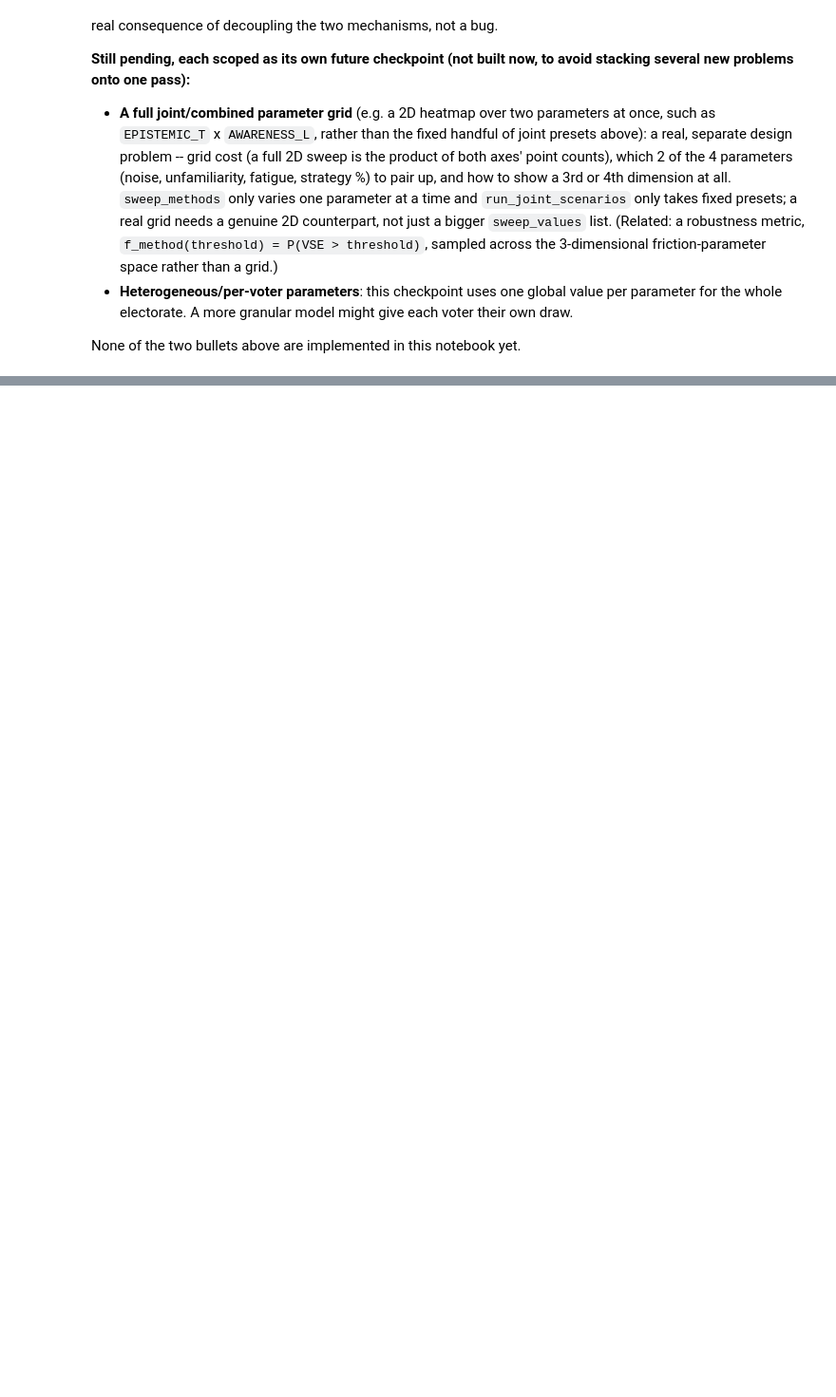
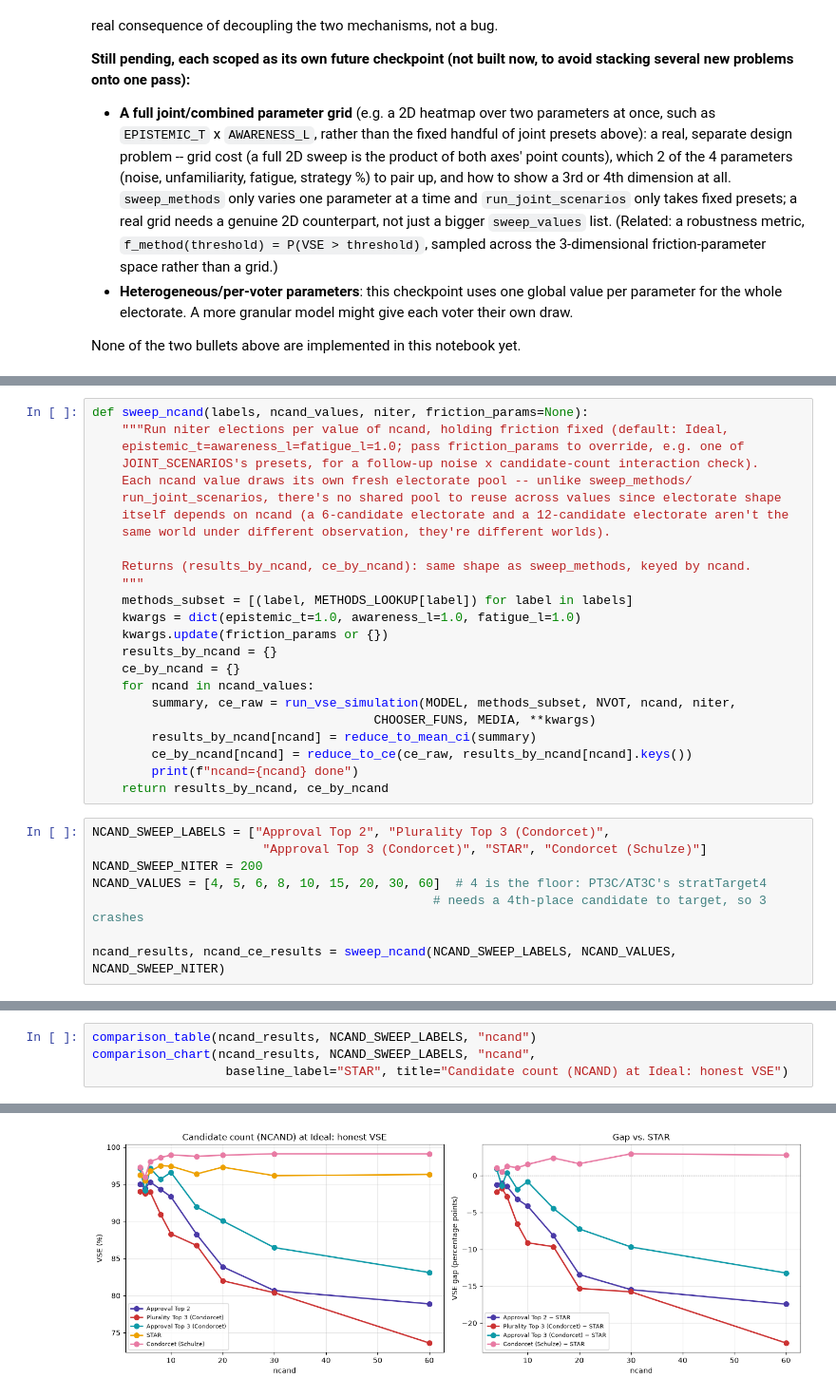
Before and after one commit to eigentaylor/vse-sim, a Jupyter notebook: notebooks/vse_simulation.ipynb, the cells around one changed output, grey strips where cells are left out. Shown at 95% size. Saved outputs shown, nothing was run; the diff lists cells and outputs as text; blank space fills up the shorter version.

```diff
--- a/notebooks/vse_simulation.ipynb
+++ b/notebooks/vse_simulation.ipynb
@@ -3773,0 +3789,32 @@ None of the two bullets above are implemented in this notebook yet.
+# %%
+def sweep_ncand(labels, ncand_values, niter, friction_params=None):
+    """Run niter elections per value of ncand, holding friction fixed (default: Ideal,
+    epistemic_t=awareness_l=fatigue_l=1.0; pass friction_params to override, e.g. one of
+    JOINT_SCENARIOS's presets, for a follow-up noise x candidate-count interaction check).
+    Each ncand value draws its own fresh electorate pool -- unlike sweep_methods/
+    run_joint_scenarios, there's no shared pool to reuse across values since electorate shape
+    itself depends on ncand (a 6-candidate electorate and a 12-candidate electorate aren't the
+    same world under different observation, they're different worlds).
+
+    Returns (results_by_ncand, ce_by_ncand): same shape as sweep_methods, keyed by ncand.
+    """
+    methods_subset = [(label, METHODS_LOOKUP[label]) for label in labels]
+    kwargs = dict(epistemic_t=1.0, awareness_l=1.0, fatigue_l=1.0)
+    kwargs.update(friction_params or {})
+    results_by_ncand = {}
+    ce_by_ncand = {}
+    for ncand in ncand_values:
+        summary, ce_raw = run_vse_simulation(MODEL, methods_subset, NVOT, ncand, niter,
+                                      CHOOSER_FUNS, MEDIA, **kwargs)
+        results_by_ncand[ncand] = reduce_to_mean_ci(summary)
+        ce_by_ncand[ncand] = reduce_to_ce(ce_raw, results_by_ncand[ncand].keys())
+        print(f"ncand={ncand} done")
+    return results_by_ncand, ce_by_ncand
+# %%
+NCAND_SWEEP_LABELS = ["Approval Top 2", "Plurality Top 3 (Condorcet)",
+                       "Approval Top 3 (Condorcet)", "STAR", "Condorcet (Schulze)"]
+NCAND_SWEEP_NITER = 200
+NCAND_VALUES = [4, 5, 6, 8, 10, 15, 20, 30, 60]  # 4 is the floor: PT3C/AT3C's stratTarget4
+                                              # needs a 4th-place candidate to target, so 3 crashes
+
+ncand_results, ncand_ce_results = sweep_ncand(NCAND_SWEEP_LABELS, NCAND_VALUES, NCAND_SWEEP_NITER)
@@ -3773,0 +3831,5 @@ None of the two bullets above are implemented in this notebook yet.
+# %%
+comparison_table(ncand_results, NCAND_SWEEP_LABELS, "ncand")
+comparison_chart(ncand_results, NCAND_SWEEP_LABELS, "ncand",
+                  baseline_label="STAR", title="Candidate count (NCAND) at Ideal: honest VSE")
+# %% [output]
@@ -3773,0 +3843 @@ None of the two bullets above are implemented in this notebook yet.
+[figure, added]
```
Also changed, not shown: parts of 15 cells of this notebook.
